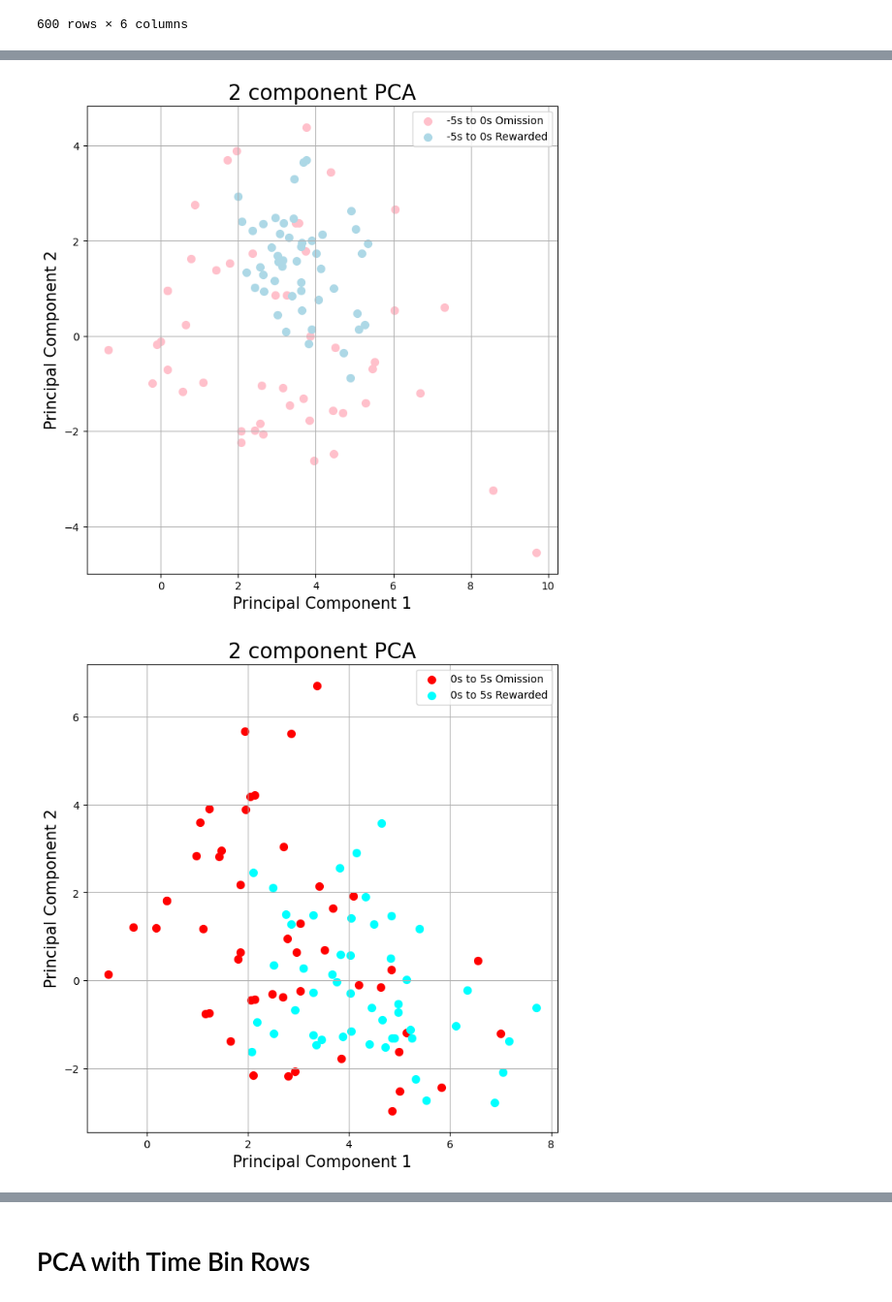
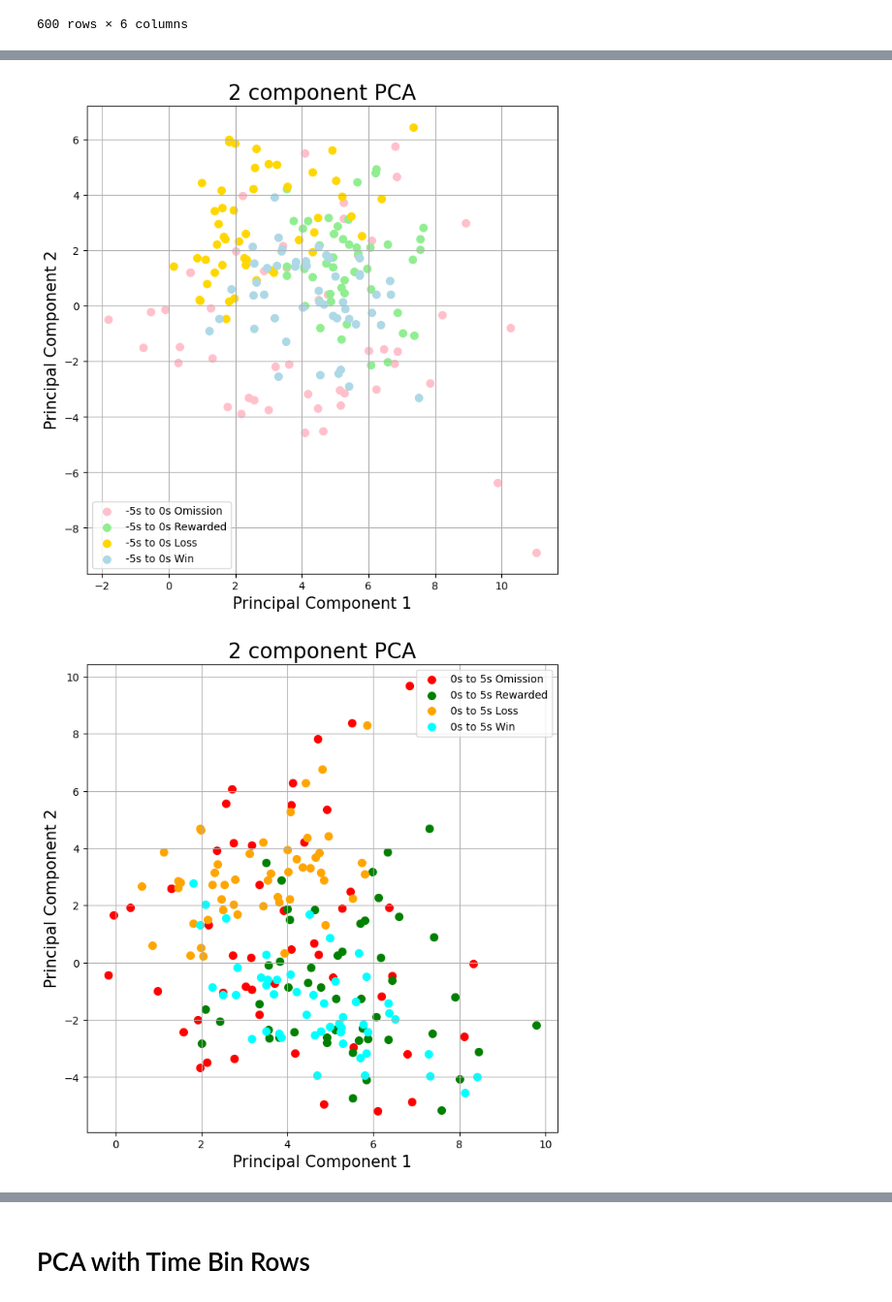
Before and after one commit to padillacoreanolab/reward_competition_ephys_analysis_with_omission_and_divider_controls, a Jupyter notebook: results/2022_12_11_om_and_comp_20221214_125409_subj_6_1_and_6_3/subject_6_1/time_stamp_syncing.ipynb, the cells around one changed output, grey strips where cells are left out. Shown at 97% size. Saved outputs shown, nothing was run; the diff lists cells and outputs as text; code cells hidden in the pictures.

```diff
--- a/results/2022_12_11_om_and_comp_20221214_125409_subj_6_1_and_6_3/subject_6_1/time_stamp_syncing.ipynb
+++ b/results/2022_12_11_om_and_comp_20221214_125409_subj_6_1_and_6_3/subject_6_1/time_stamp_syncing.ipynb
@@ -1576,0 +1606,16 @@ ax.grid()
+# %%
+fig = plt.figure(figsize = (8,8))
+ax = fig.add_subplot(1,1,1)
+ax.set_xlabel('principal component 1', fontsize = 15)
+ax.set_ylabel('principal component 2', fontsize = 15)
+ax.set_title('2 component PCA', fontsize = 20)
+targets = win_categories
+colors = ["lightblue", "cyan", "darkcyan"]
+for target, color in zip(targets,colors):
+    indicesToKeep = pc_product['outcome_and_when'] == target
+    ax.scatter(pc_product.loc[indicesToKeep, 0]
+               , pc_product.loc[indicesToKeep, 1]
+               , c = color
+               , s = 50)
+ax.legend(targets)
+ax.grid()
@@ -1576,0 +1624,16 @@ ax.grid()
+# %%
+fig = plt.figure(figsize = (8,8))
+ax = fig.add_subplot(1,1,1)
+ax.set_xlabel('principal component 1', fontsize = 15)
+ax.set_ylabel('principal component 2', fontsize = 15)
+ax.set_title('2 component PCA', fontsize = 20)
+targets = loss_categories
+colors = ["gold", "orange", "darkorange"]
+for target, color in zip(targets,colors):
+    indicesToKeep = pc_product['outcome_and_when'] == target
+    ax.scatter(pc_product.loc[indicesToKeep, 0]
+               , pc_product.loc[indicesToKeep, 1]
+               , c = color
+               , s = 50)
+ax.legend(targets)
+ax.grid()
@@ -1580,10 +1645,10 @@ ax = fig.add_subplot(1,1,1)
 ax.set_xlabel('Principal Component 1', fontsize = 15)
 ax.set_ylabel('Principal Component 2', fontsize = 15)
 ax.set_title('2 component PCA', fontsize = 20)
-targets = ['-5s to 0s Omission', '-5s to 0s Rewarded']
-colors = ["pink", "lightblue"]
+targets = ['-5s to 0s Omission', '-5s to 0s Rewarded', '-5s to 0s Loss', '-5s to 0s Win']
+colors = ["pink", "lightgreen", "gold", "lightblue"]
 for target, color in zip(targets,colors):
-    indicesToKeep = pc_product['rewarded_and_when'] == target
+    indicesToKeep = pc_product['outcome_and_when'] == target
     ax.scatter(pc_product.loc[indicesToKeep, 0]
                , pc_product.loc[indicesToKeep, 1]
                , c = color
@@ -1591,22 +1656,22 @@ for target, color in zip(targets,colors):
 ax.legend(targets)
 ax.grid()
 # %% [output]
-[figure, old version]
+[figure, new version]
 # %%
 fig = plt.figure(figsize = (8,8))
 ax = fig.add_subplot(1,1,1)
 ax.set_xlabel('Principal Component 1', fontsize = 15)
 ax.set_ylabel('Principal Component 2', fontsize = 15)
 ax.set_title('2 component PCA', fontsize = 20)
-targets = ['0s to 5s Omission', '0s to 5s Rewarded']
-colors = ["red", "cyan"]
+targets = ['0s to 5s Omission', '0s to 5s Rewarded', '0s to 5s Loss', '0s to 5s Win']
+colors = ["red", "green", "orange", "cyan"]
 for target, color in zip(targets,colors):
-    indicesToKeep = pc_product['rewarded_and_when'] == target
+    indicesToKeep = pc_product['outcome_and_when'] == target
     ax.scatter(pc_product.loc[indicesToKeep, 0]
                , pc_product.loc[indicesToKeep, 1]
                , c = color
                , s = 50)
 ax.legend(targets)
 ax.grid()
 # %% [output]
-[figure, old version]
+[figure, new version]
```
Also changed, not shown: parts of 51 cells of this notebook, 1 other file.
